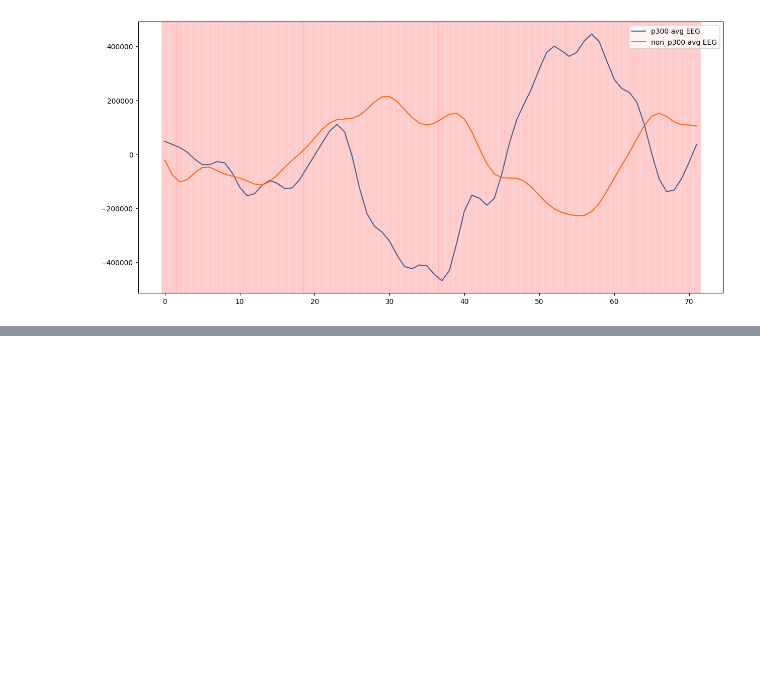
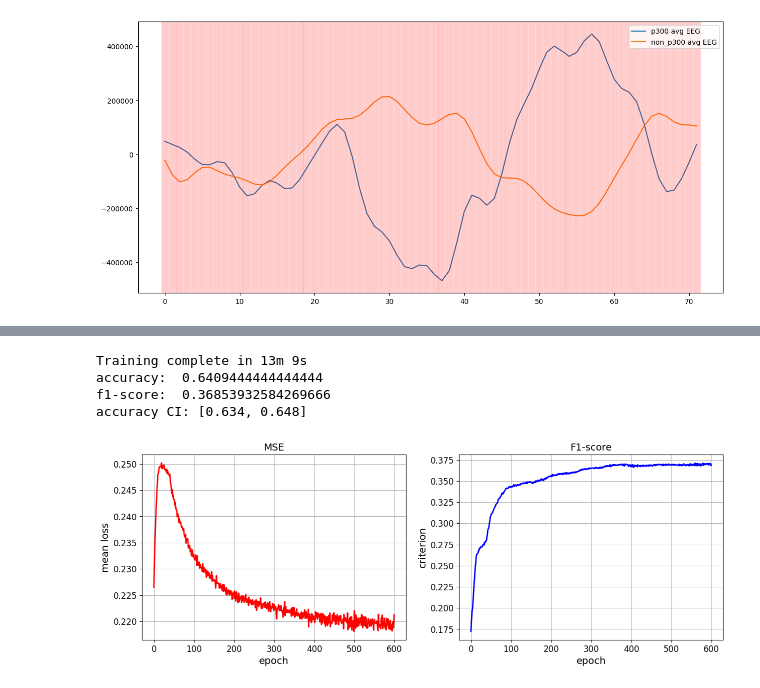
Before and after one commit to Sidl419/pattern_recognition, a Jupyter notebook: notebooks/time_series_tests.ipynb, the cells around one changed output, grey strips where cells are left out. Cells and saved outputs as stored; diff of their text form; code cells hidden in the pictures; blank space fills up the shorter version.

```diff
--- a/notebooks/time_series_tests.ipynb
+++ b/notebooks/time_series_tests.ipynb
@@ -227,10 +291,39 @@ X_test_B, y_test_B = B_test_ds.get_data()
 # %%
-train_B_dataset = CNNMatrixDataset(tensors=(X_train_B, y_train_B), with_target=True, transform=None)
-test_B_dataset = CNNMatrixDataset(tensors=(X_test_B, y_test_B), with_target=True, transform=None)
+train_A_dataset = CNNMatrixDataset(tensors=(X_train_A, y_train_A), with_target=True, transform=None)
+test_A_dataset = CNNMatrixDataset(tensors=(X_test_A, y_test_A), with_target=True, transform=None)
 
 batch_size = 1024 #256
 
-train_B_CNN = DataLoader(train_B_dataset, batch_size=batch_size) # , shuffle=True
-test_B_CNN = DataLoader(test_B_dataset, batch_size=batch_size) # , shuffle=True
+train_A_CNN = DataLoader(train_A_dataset, batch_size=batch_size, shuffle=True) # , shuffle=True
+test_A_CNN = DataLoader(test_A_dataset, batch_size=batch_size, shuffle=True) # , shuffle=True
 
-data_loaders_CNN_B = {'train':train_B_CNN, 'val':test_B_CNN}
+data_loaders_CNN = {'train':train_A_CNN, 'val':test_A_CNN}
+# %%
+criterion = nn.MSELoss()# nn.BCEWithLogitsLoss(pos_weight=torch.tensor(3))# weight=torch.tensor([1, 4], device=my_device)
+
+learning_params = {
+    'num_epochs' : 600,
+    'lr' : 1e-4,
+    'weight_decay' : 1e-2,
+    'step_size' : 5,
+    'gamma' : 1,
+    'num_classes' : 2,
+    'model_type' : 'CNN'
+  }
+
+torch.manual_seed(44)
+np.random.seed(44)
+my_device = torch.device('cuda:0')
+
+common_model = BaseCNN(48, 64)
+loss, acc, total_time = train_model(common_model, data_loaders_CNN, criterion, learning_params, device=my_device)
+print('accuracy: ', acc['Accuracy'][-1])
+print('f1-score: ', acc['F1-score'][-1])
+print(f'accuracy CI: [{round(acc["Min Accuracy"][-1], 3)}, {round(acc["Max Accuracy"][-1], 3)}]')
+show_progress(loss, acc, 'MSE', 'F1-score')
+# %% [output]
+Training complete in 13m 9s
+accuracy:  0.6409444444444444
+f1-score:  0.36853932584269666
+accuracy CI: [0.634, 0.648]
+[figure, added]
```
Also changed, not shown: parts of 17 cells of this notebook.
